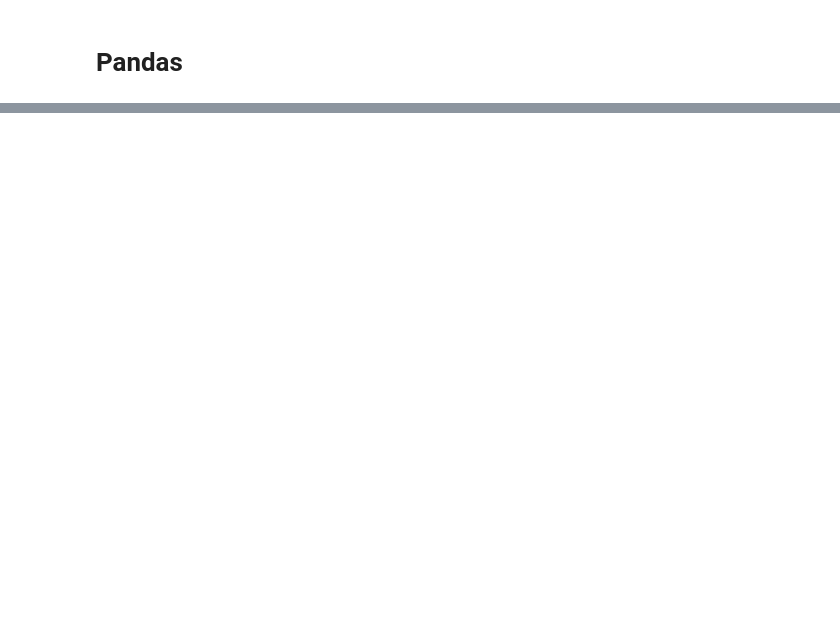
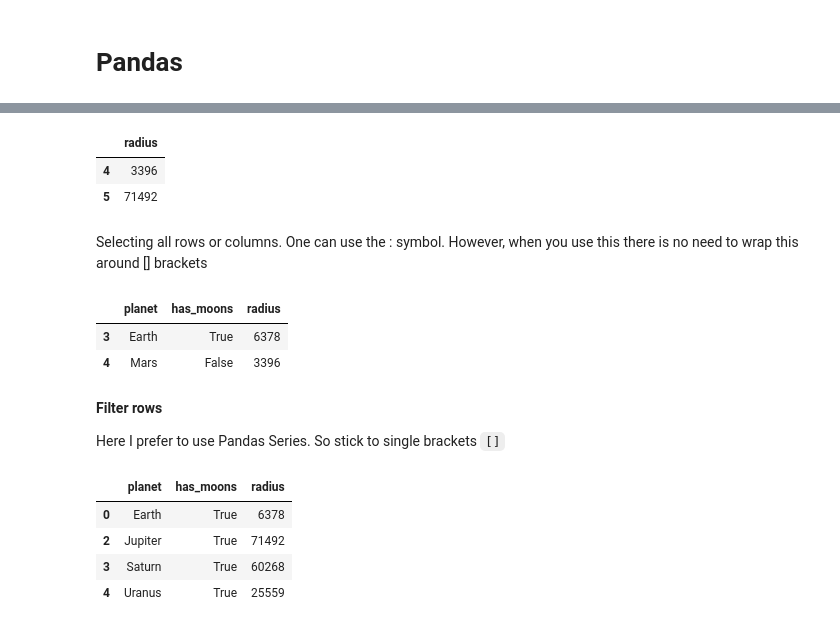
Before and after one commit to pallavrouth/AI-Bootcamp, a Jupyter notebook: Intermediate_python.ipynb, the cells around one changed output, grey strips where cells are left out. Cells and saved outputs as stored; diff of their text form; code cells hidden in the pictures; blank space fills up the shorter version.

```diff
--- a/Intermediate_python.ipynb
+++ b/Intermediate_python.ipynb
@@ -539,0 +529,9 @@ print(solar_system[3:6])
+# %%
+# pick out rows 2nd and 3rd (0,1,2) and 3rd (0,1,2) column
+solar_system.iloc[[1,2],[2]]
+# %% [output]
+|  | radius |
+| 4 | 3396 |
+| 5 | 71492 |
+# %% [markdown]
+Selecting all rows or columns. One can use the : symbol. However, when you use this there is no need to wrap this around [] brackets
@@ -539,0 +541,24 @@ print(solar_system[3:6])
+# %%
+# selecting all cols
+solar_system.iloc[[0,1,2],:]
+solar_system.iloc[0:2,:]
+# %% [output]
+|  | planet | has_moons | radius |
+| 3 | Earth | True | 6378 |
+| 4 | Mars | False | 3396 |
+# %% [markdown]
+**Filter rows**
+
+Here I prefer to use Pandas Series. So stick to single brackets `[]`
+# %%
+# get selection where moons is true
+moon_true = solar_system['has_moons'] == True
+# then subset using sq brackets
+selection = solar_system[moon_true]
+selection
+# %% [output]
+|  | planet | has_moons | radius |
+| 0 | Earth | True | 6378 |
+| 2 | Jupiter | True | 71492 |
+| 3 | Saturn | True | 60268 |
+| 4 | Uranus | True | 25559 |
```
Also changed, not shown: parts of 54 cells of this notebook.
